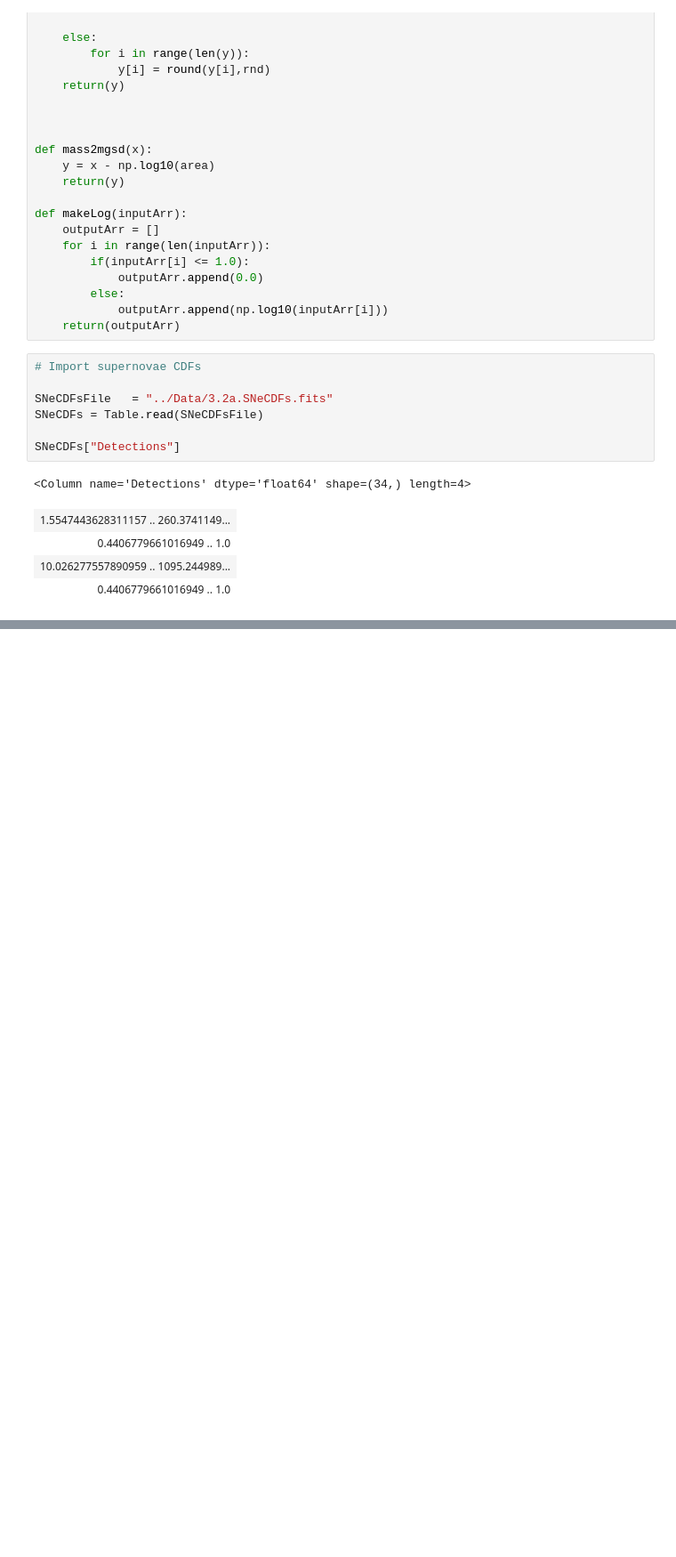
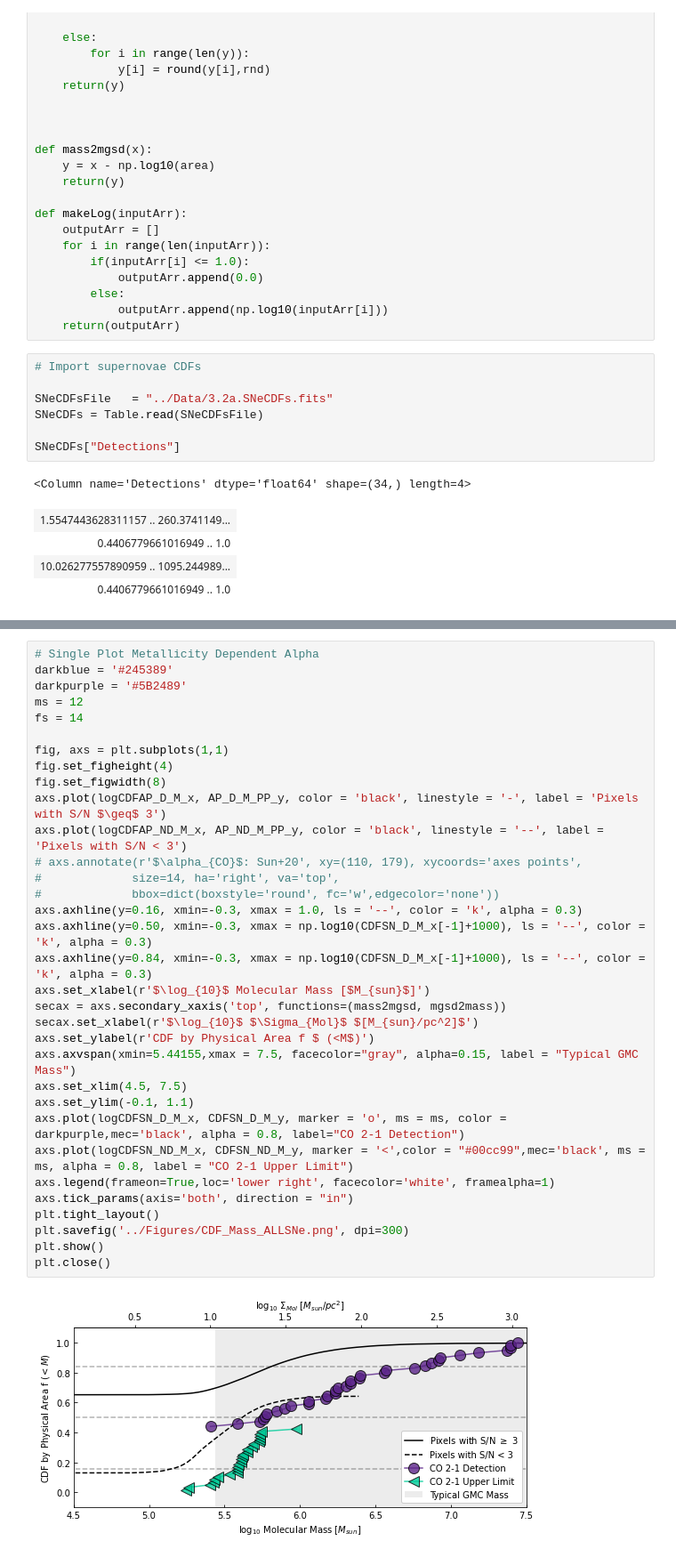
Before and after one commit to NessMayker/SNeCO, a Jupyter notebook: Code/3.2b_Plots_CDFs_150pc.ipynb, the cells around one changed output, grey strips where cells are left out. Shown at 89% size. Cells and saved outputs as stored; diff of their text form; blank space fills up the shorter version.

```diff
--- a/Code/3.2b_Plots_CDFs_150pc.ipynb
+++ b/Code/3.2b_Plots_CDFs_150pc.ipynb
@@ -216 +279,36 @@ plt.close()
+# %%
+# Single Plot Metallicity Dependent Alpha
+darkblue = '#245389'
+darkpurple = '#5B2489'
+ms = 12
+fs = 14
+
+fig, axs = plt.subplots(1,1)
+fig.set_figheight(4)
+fig.set_figwidth(8)
+axs.plot(logCDFAP_D_M_x, AP_D_M_PP_y, color = 'black', linestyle = '-', label = 'Pixels with S/N $\geq$ 3')
+axs.plot(logCDFAP_ND_M_x, AP_ND_M_PP_y, color = 'black', linestyle = '--', label = 'Pixels with S/N < 3')
+# axs.annotate(r'$\alpha_{CO}$: Sun+20', xy=(110, 179), xycoords='axes points',
+#             size=14, ha='right', va='top',
+#             bbox=dict(boxstyle='round', fc='w',edgecolor='none'))
+axs.axhline(y=0.16, xmin=-0.3, xmax = 1.0, ls = '--', color = 'k', alpha = 0.3)
+axs.axhline(y=0.50, xmin=-0.3, xmax = np.log10(CDFSN_D_M_x[-1]+1000), ls = '--', color = 'k', alpha = 0.3)
+axs.axhline(y=0.84, xmin=-0.3, xmax = np.log10(CDFSN_D_M_x[-1]+1000), ls = '--', color = 'k', alpha = 0.3)
+axs.set_xlabel(r'$\log_{10}$ Molecular Mass [$M_{sun}$]')
+secax = axs.secondary_xaxis('top', functions=(mass2mgsd, mgsd2mass))
+secax.set_xlabel(r'$\log_{10}$ $\Sigma_{Mol}$ $[M_{sun}/pc^2]$')
+axs.set_ylabel(r'CDF by Physical Area f $ (<M$)')
+axs.axvspan(xmin=5.44155,xmax = 7.5, facecolor="gray", alpha=0.15, label = "Typical GMC Mass")
+axs.set_xlim(4.5, 7.5)
+axs.set_ylim(-0.1, 1.1)
+axs.plot(logCDFSN_D_M_x, CDFSN_D_M_y, marker = 'o', ms = ms, color = darkpurple,mec='black', alpha = 0.8, label="CO 2-1 Detection")
+axs.plot(logCDFSN_ND_M_x, CDFSN_ND_M_y, marker = '<',color = "#00cc99",mec='black', ms = ms, alpha = 0.8, label = "CO 2-1 Upper Limit")
+axs.legend(frameon=True,loc='lower right', facecolor='white', framealpha=1)
+axs.tick_params(axis='both', direction = "in")
+plt.tight_layout()
+plt.savefig('../Figures/CDF_Mass_ALLSNe.png', dpi=300)
+plt.show()
+plt.close()
+# %% [output]
+[figure, added]
 # %%
```
Also changed, not shown: parts of 13 cells of this notebook, 9 other files.
